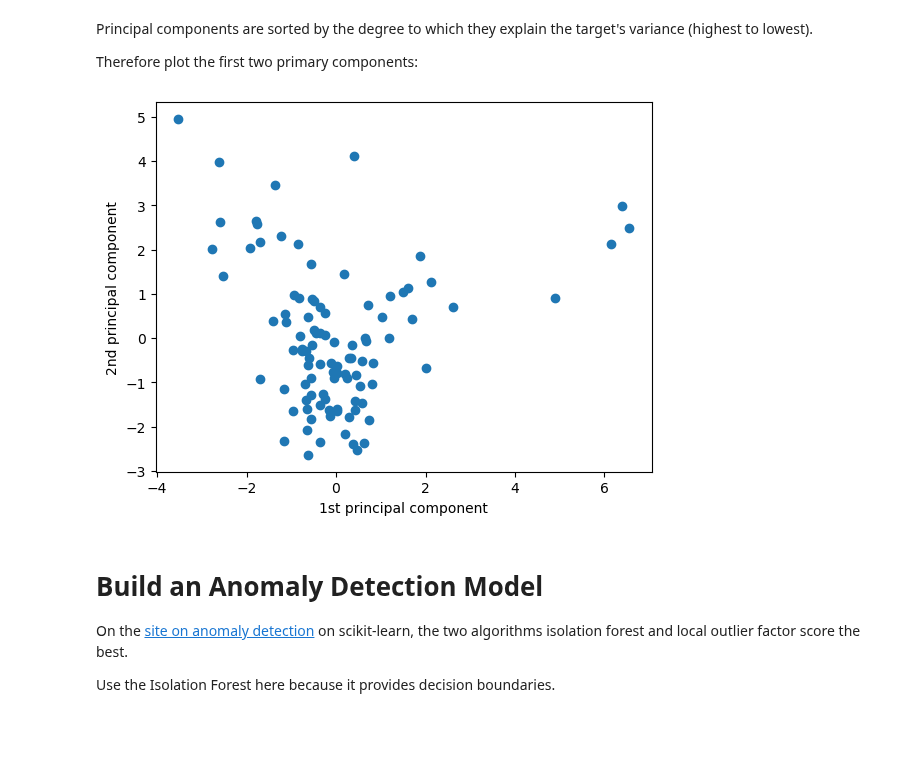
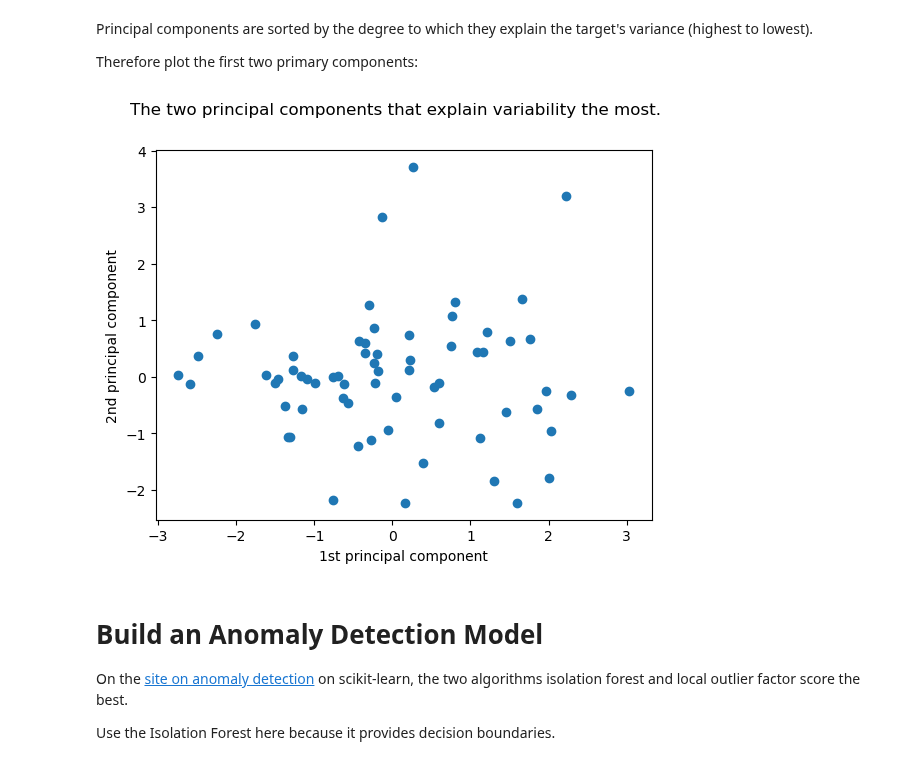
Before and after one commit to MarcoAigner/Machine-Learning-Practical, a Jupyter notebook: project_3/phase_1.ipynb, the cells around one changed output. Drawn from its saved outputs; the diff is of its cells as text; code cells hidden in the pictures; blank space fills up the shorter version.

Commit message:
phase 1: remove outliers

```diff
--- a/project_3/phase_1.ipynb
+++ b/project_3/phase_1.ipynb
@@ -109,0 +113,9 @@ Most features (ALB, ALT, AST, BIL, CHOL, GGT and PROT) roughly follow normal dis
+# %%
+import numpy as np
+from scipy import stats
+
+# values bigger than this times the standard deviation will be considered outliers
+SD_FROM_MEAN = 3
+
+# remove outliers as defined by the absolute z-scores
+data_wo_outliers = data[(np.abs(stats.zscore(data)) < 2).all(axis=1)]
@@ -112,7 +137,7 @@ Most features (ALB, ALT, AST, BIL, CHOL, GGT and PROT) roughly follow normal dis
 Standardize the features to zero mean and unit variance using a robust scaling approach to control for the effect of outliers and different scales:
 # %%
 scaler = RobustScaler() # instantiate scaler
-data_scaled = scaler.fit_transform(data) # fit the scaler create scaled data
+data_scaled = scaler.fit_transform(data_wo_outliers) # fit the scaler create scaled data
 data_scaled = pd.DataFrame(data_scaled, columns=data.columns) # transform ndarray to DataFrame
 # %% [markdown]
 Inspect the scaled features:
@@ -140,10 +168,11 @@ Therefore plot the first two primary components:
 # %%
 plt.scatter(principal_components[:,0], principal_components[:,1])
 plt.xlabel(f'1st principal component')
 plt.ylabel(f'2nd principal component')
+plt.suptitle('The two principal components that explain variability the most.')
 plt.show()
 # %% [output]
-[figure, old version]
+[figure, new version]
 # %%
 # TODO: Include Scree Plot
 # %%
```
Also changed, not shown: parts of 7 cells of this notebook.
